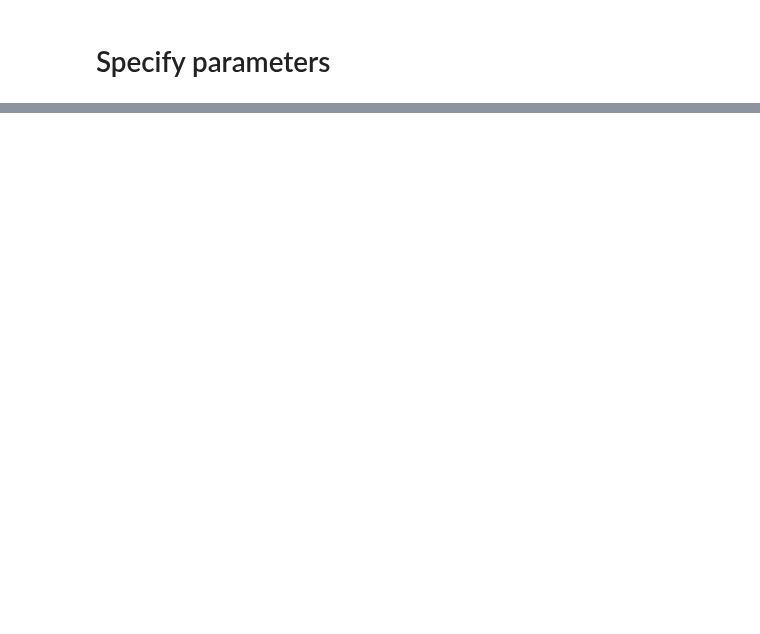
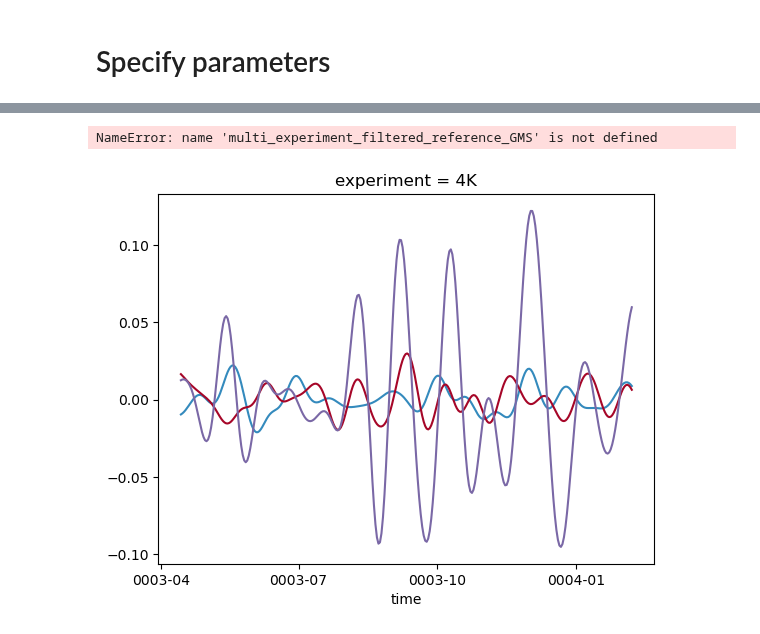
Before and after one commit to spencer-ressel/thesis-work, a Jupyter notebook: python/aquaplanet_analysis/gross_moist_stability_analysis.ipynb, the cells around one changed output, grey strips where cells are left out. Saved outputs shown, nothing was run; the diff lists cells and outputs as text; code cells hidden in the pictures; blank space fills up the shorter version.

```diff
--- a/python/aquaplanet_analysis/gross_moist_stability_analysis.ipynb
+++ b/python/aquaplanet_analysis/gross_moist_stability_analysis.ipynb
@@ -81,8 +79,8 @@ missing_days = [
 ]
 
 START_TIME = cftime.DatetimeNoLeap(3, 1, 3, 0, 0, 0, 0, has_year_zero=True)
-# END_TIME = cftime.DatetimeNoLeap(13, 1, 3, 0, 0, 0, 0, has_year_zero=True)
-END_TIME = cftime.DatetimeNoLeap(3, 1, 8, 0, 0, 0, 0, has_year_zero=True)
+END_TIME = cftime.DatetimeNoLeap(13, 1, 3, 0, 0, 0, 0, has_year_zero=True)
+# END_TIME = cftime.DatetimeNoLeap(3, 1, 8, 0, 0, 0, 0, has_year_zero=True)
 first_half_subset_bounds = slice(START_TIME, missing_days[0] - timedelta(days=1))
 second_half_subset_bounds = slice(missing_days[-1] + timedelta(days=1), END_TIME)
 
@@ -565,0 +560,29 @@ Finished
+# %%
+multi_experiment_intraseasonally_filtered_GMS_variables = {}
+
+print(f"{f'Filtering variables...':^{str_width}}")
+print(f"{'='*str_width}")
+for index, (variable_name, variable_data) in enumerate(multi_experiment_GMS_variables.items()):
+    print(f"{f'({index+1}/{len(multi_experiment_GMS_variables)}) {variable_name}...':<{str_width-1}}", end="")
+    multi_experiment_intraseasonally_filtered_GMS_variables[variable_name] = {}
+    for experiment in experiments_list:
+        first_half = time_filter_data(variable_data.sel(
+            experiment=experiment,
+            time=first_half_subset_bounds
+        ), slice(100, 20))
+        second_half = time_filter_data(variable_data.sel(
+            experiment=experiment,
+            time=second_half_subset_bounds
+        ), slice(100, 20))
+
+        multi_experiment_intraseasonally_filtered_GMS_variables[variable_name][experiment] = xr.concat(
+            [first_half, second_half], dim='time'
+        ).drop_sel(time=missing_days, errors='ignore')
+
+    multi_experiment_intraseasonally_filtered_GMS_variables[variable_name] = xr.concat(
+        [multi_experiment_intraseasonally_filtered_GMS_variables[variable_name][experiment] for experiment in experiments_list],
+        dim=experiments_array
+    )
+    print(rf"{'✔':>1}")
+print(f"{'='*str_width}")
+print("Finished")
@@ -565,0 +670,12 @@ Finished
+# %%
+for index, exp in enumerate(experiments_list):
+    multi_experiment_filtered_reference_GMS.isel(time=slice(100, 400)).sel(experiment=exp).plot(color=bmh_colors(index+1))
+plt.ylim(-10,10)
+# %% [output]
+NameError: name 'multi_experiment_filtered_reference_GMS' is not defined
+# %%
+for index, exp in enumerate(experiments_list):
+    multi_experiment_intraseasonally_filtered_spatial_mean_GMS.isel(time=slice(100, 400)).sel(experiment=exp).plot(color=bmh_colors(index+1))
+# plt.ylim(-10,10)
+# %% [output]
+[figure, added]
```
Also changed, not shown: parts of 14 cells of this notebook, 2 other files.
